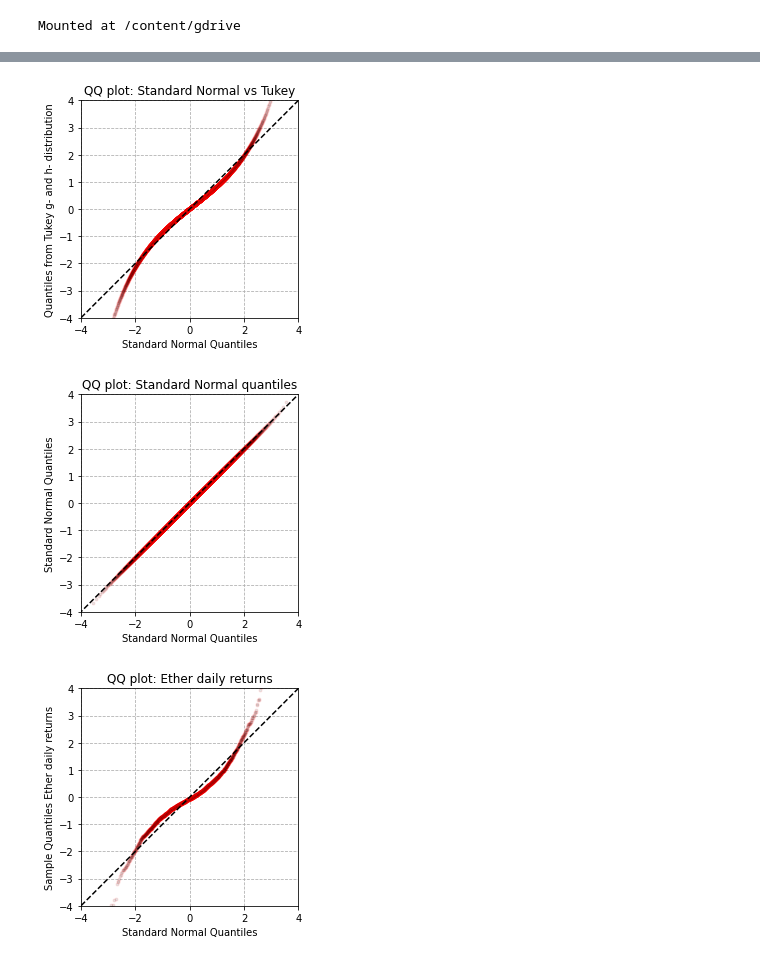
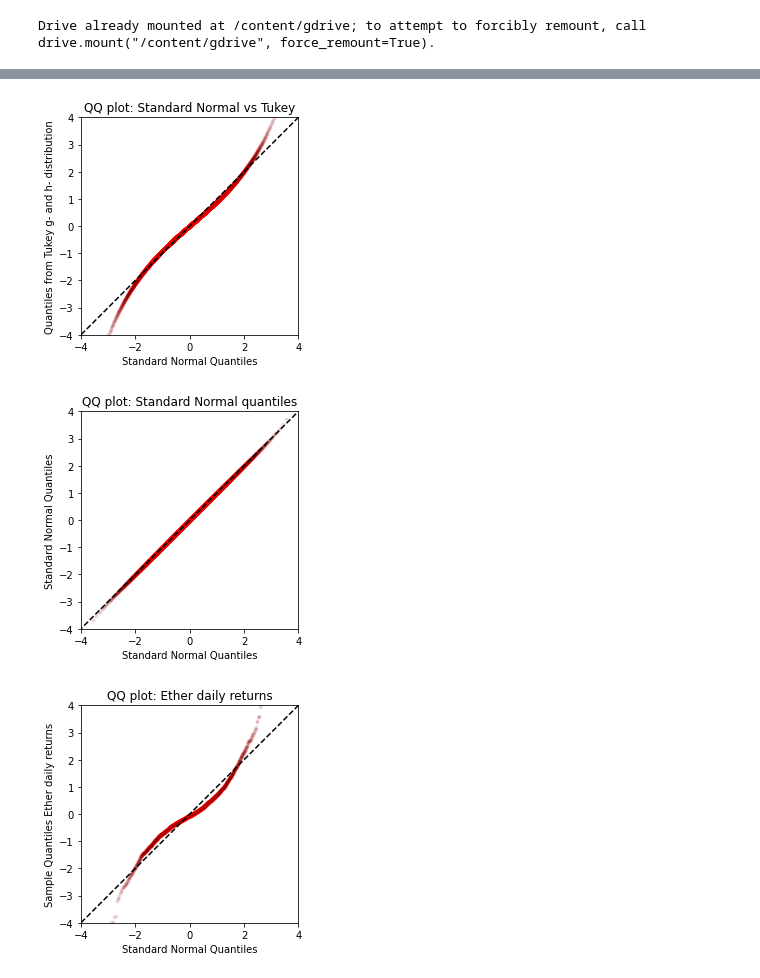
Before and after one commit to QuantLet/Tukey, a Jupyter notebook: TukeyQQ/TukeyQQ.ipynb, the cells around one changed output, grey strips where cells are left out. Saved outputs shown, nothing was run; the diff lists cells and outputs as text; code cells hidden in the pictures.

```diff
--- a/TukeyQQ/TukeyQQ.ipynb
+++ b/TukeyQQ/TukeyQQ.ipynb
@@ -16,15 +16,14 @@ drive.mount("/content/gdrive")
 
 x = np.linspace(0.00001,0.99999,10000)
 y = norm.ppf(x)
-g=-0.0465
-h=0.1325
+g=-0.0252
+h=0.0888
 x =(1/g)*np.exp(h*y**2/2)*(np.exp(g*y)-1)
 pp = sm.ProbPlot(x, fit=True)
 qq = pp.qqplot(marker='.', markerfacecolor='k', markeredgecolor='r', alpha=0.1)
 sm.qqline(qq.axes[0], line='45', fmt='k--')
 plt.ylim((-4,4))
 plt.xlim((-4,4))
-plt.grid(linestyle = "--")
 plt.gca().set_aspect('equal', adjustable='box')
 plt.xlabel('Standard Normal Quantiles')
 plt.ylabel('Quantiles from Tukey g- and h- distribution')
@@ -42,7 +41,6 @@ qq = pp.qqplot(marker='.', markerfacecolor='k', markeredgecolor='r', alpha=0.1)
 sm.qqline(qq.axes[0], line='45', fmt='k--')
 plt.ylim((-4,4))
 plt.xlim((-4,4))
-plt.grid(linestyle = "--")
 plt.gca().set_aspect('equal', adjustable='box')
 plt.ylabel('Standard Normal Quantiles')
 plt.xlabel('Standard Normal Quantiles')
@@ -51,35 +49,34 @@ plt.savefig("snqq.png")
 files.download("snqq.png")
 
 #Crypto returns
 
 standard_scaler = StandardScaler()
 ether_data = pd.read_csv("gdrive/My Drive/etherprice.csv")
 
 ether_data["daily_returns"] = ether_data["Value"].pct_change(1) + 1
 #Drop NaNs and infinite values
 ether_data.replace([np.inf, -np.inf], np.nan, inplace=True)
 ether_data.dropna(inplace = True)
 
 pp = sm.ProbPlot(ether_data["daily_returns"], fit=True)
 qq = pp.qqplot(marker='.', markerfacecolor='k', markeredgecolor='r', alpha=0.1)
 sm.qqline(qq.axes[0], line='45', fmt='k--')
 plt.ylim((-4,4))
 plt.xlim((-4,4))
-plt.grid(linestyle = "--")
 plt.gca().set_aspect('equal', adjustable='box')
 plt.xlabel('Standard Normal Quantiles')
 plt.ylabel('Sample Quantiles Ether daily returns')
 plt.title('QQ plot: Ether daily returns')
 plt.savefig("ether_return.png")
 files.download("ether_return.png")
 # %% [output]
-Mounted at /content/gdrive
+Drive already mounted at /content/gdrive; to attempt to forcibly remount, call drive.mount("/content/gdrive", force_remount=True).
 [interactive output not drawn]
 [interactive output not drawn]
 [interactive output not drawn]
 [interactive output not drawn]
 [interactive output not drawn]
 [interactive output not drawn]
-[figure, old version]
+[figure, new version]
-[figure, old version]
+[figure, new version]
-[figure, old version]
+[figure, new version]
```
Also changed, not shown: parts of 1 cell of this notebook.
